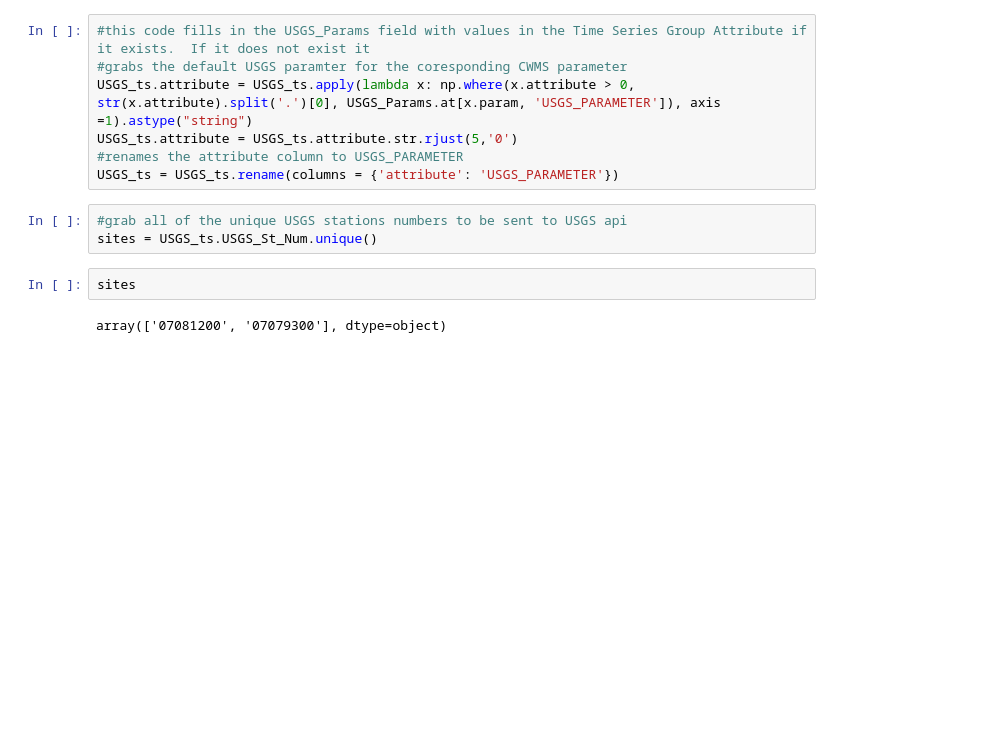
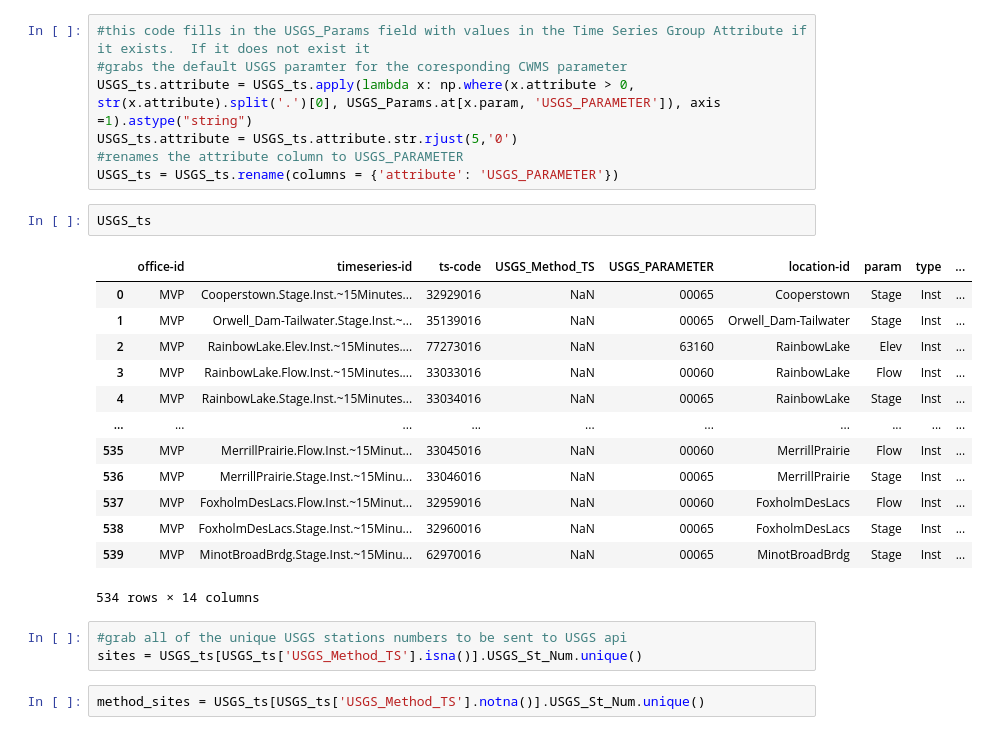
Before and after one commit to HydrologicEngineeringCenter/CWMS-data-acquisition-python, a Jupyter notebook: src/getUSGS/getUSGS_CDA.ipynb, the cells around one changed output. Saved outputs shown, nothing was run; the diff lists cells and outputs as text; blank space fills up the shorter version.

Commit message:
update getusgs to grab data from standard database if method is is not defined

```diff
--- a/src/getUSGS/getUSGS_CDA.ipynb
+++ b/src/getUSGS/getUSGS_CDA.ipynb
@@ -200,11 +195,25 @@ USGS_ts.attribute = USGS_ts.apply(lambda x: np.where(x.attribute > 0, str(x.attr
 USGS_ts.attribute = USGS_ts.attribute.str.rjust(5,'0')
 #renames the attribute column to USGS_PARAMETER
 USGS_ts = USGS_ts.rename(columns = {'attribute': 'USGS_PARAMETER'})
+# %%
+USGS_ts
+# %% [output]
+|  | office-id | timeseries-id | ts-code | USGS_Method_TS | USGS_PARAMETER | location-id | param | type | ... |
+| 0 | MVP | Cooperstown.Stage.Inst.~15Minutes... | 32929016 | NaN | 00065 | Cooperstown | Stage | Inst | ... |
+| 1 | MVP | Orwell_Dam-Tailwater.Stage.Inst.~... | 35139016 | NaN | 00065 | Orwell_Dam-Tailwater | Stage | Inst | ... |
+| 2 | MVP | RainbowLake.Elev.Inst.~15Minutes.... | 77273016 | NaN | 63160 | RainbowLake | Elev | Inst | ... |
+| 3 | MVP | RainbowLake.Flow.Inst.~15Minutes.... | 33033016 | NaN | 00060 | RainbowLake | Flow | Inst | ... |
+| 4 | MVP | RainbowLake.Stage.Inst.~15Minutes... | 33034016 | NaN | 00065 | RainbowLake | Stage | Inst | ... |
+| ... | ... | ... | ... | ... | ... | ... | ... | ... | ... |
+| 535 | MVP | MerrillPrairie.Flow.Inst.~15Minut... | 33045016 | NaN | 00060 | MerrillPrairie | Flow | Inst | ... |
+| 536 | MVP | MerrillPrairie.Stage.Inst.~15Minu... | 33046016 | NaN | 00065 | MerrillPrairie | Stage | Inst | ... |
+| 537 | MVP | FoxholmDesLacs.Flow.Inst.~15Minut... | 32959016 | NaN | 00060 | FoxholmDesLacs | Flow | Inst | ... |
+| 538 | MVP | FoxholmDesLacs.Stage.Inst.~15Minu... | 32960016 | NaN | 00065 | FoxholmDesLacs | Stage | Inst | ... |
+| 539 | MVP | MinotBroadBrdg.Stage.Inst.~15Minu... | 62970016 | NaN | 00065 | MinotBroadBrdg | Stage | Inst | ... |
+534 rows × 14 columns
 # %%
 #grab all of the unique USGS stations numbers to be sent to USGS api
-sites = USGS_ts.USGS_St_Num.unique()
+sites = USGS_ts[USGS_ts['USGS_Method_TS'].isna()].USGS_St_Num.unique()
-# %%
-sites
-# %% [output]
-array(['07081200', '07079300'], dtype=object)
+# %%
+method_sites = USGS_ts[USGS_ts['USGS_Method_TS'].notna()].USGS_St_Num.unique()
 # %%
```
Also changed, not shown: parts of 11 cells of this notebook, 2 other files.
